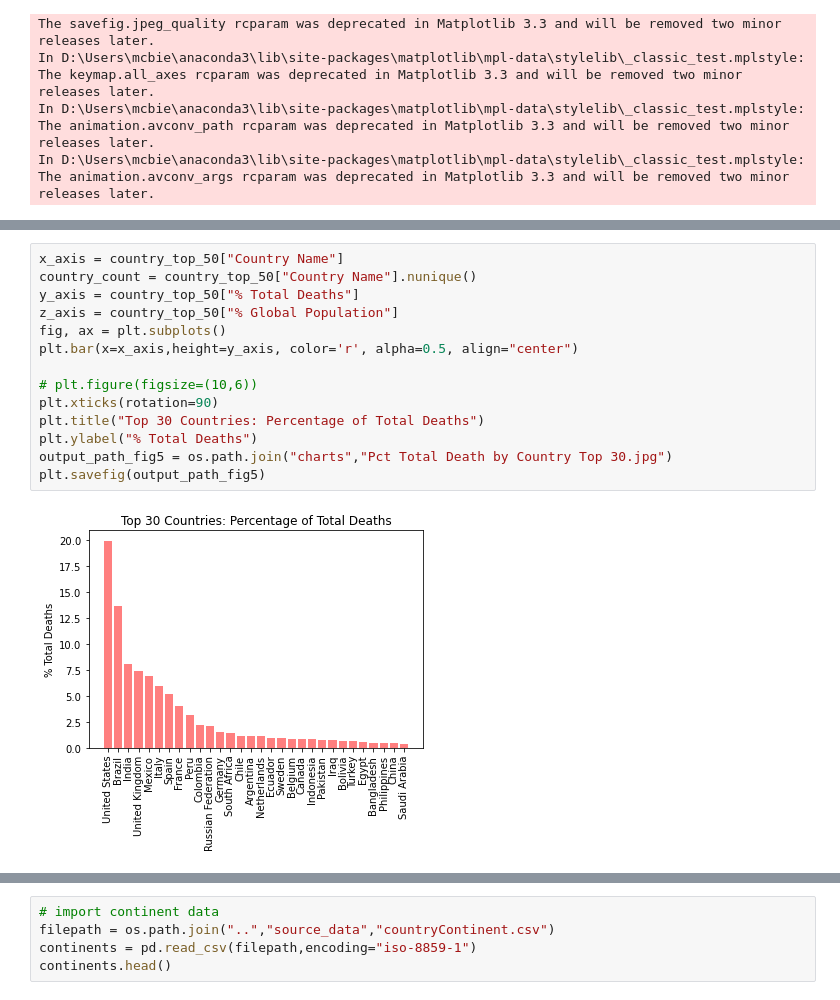
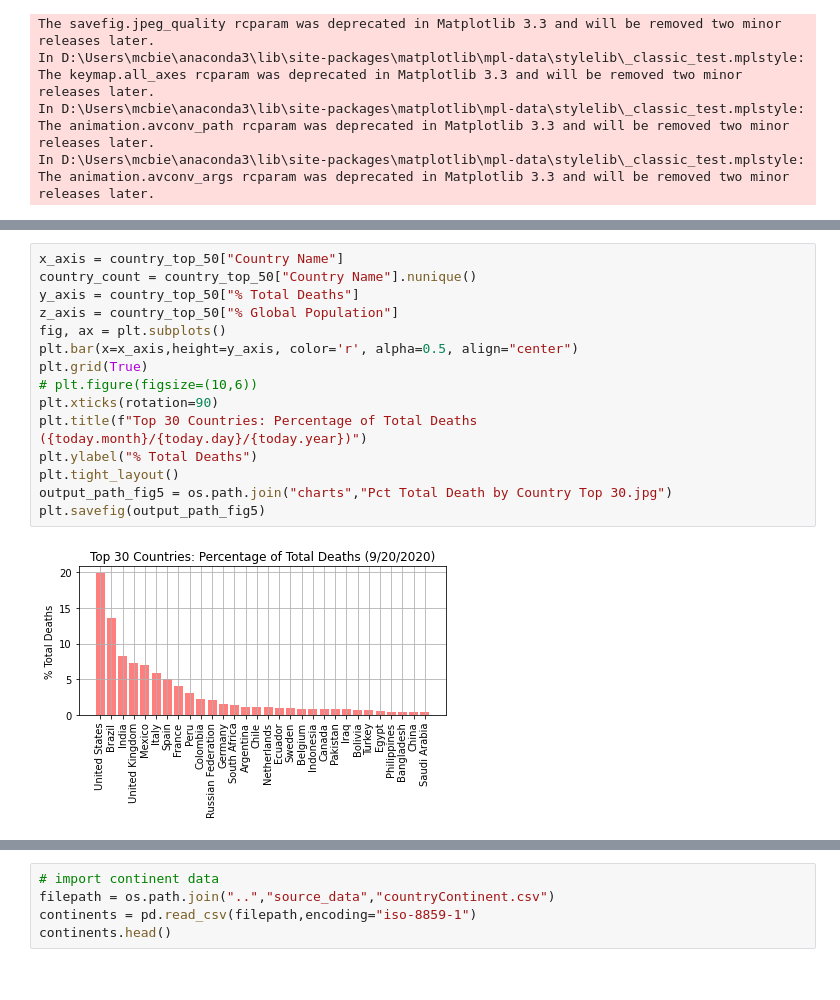
Before and after one commit to mcbien/Project_One, a Jupyter notebook: Project One - Charting.ipynb, the cells around one changed output, grey strips where cells are left out. Saved outputs shown, nothing was run; the diff lists cells and outputs as text.

```diff
--- a/Project One - Charting.ipynb
+++ b/Project One - Charting.ipynb
@@ -232,19 +232,20 @@ country_top_50
 # %%
 x_axis = country_top_50["Country Name"]
 country_count = country_top_50["Country Name"].nunique()
 y_axis = country_top_50["% Total Deaths"]
 z_axis = country_top_50["% Global Population"]
 fig, ax = plt.subplots()
 plt.bar(x=x_axis,height=y_axis, color='r', alpha=0.5, align="center")
-
+plt.grid(True)
 # plt.figure(figsize=(10,6))
 plt.xticks(rotation=90)
-plt.title("Top 30 Countries: Percentage of Total Deaths")
+plt.title(f"Top 30 Countries: Percentage of Total Deaths ({today.month}/{today.day}/{today.year})")
 plt.ylabel("% Total Deaths")
+plt.tight_layout()
 output_path_fig5 = os.path.join("charts","Pct Total Death by Country Top 30.jpg")
 plt.savefig(output_path_fig5)
 # %% [output]
-[figure, old version]
+[figure, new version]
 # %%
 country_names = country_top_50["Country Name"]
 country_count = country_top_50["Country Name"].nunique()
```
Also changed, not shown: parts of 16 cells of this notebook, 14 other files.
